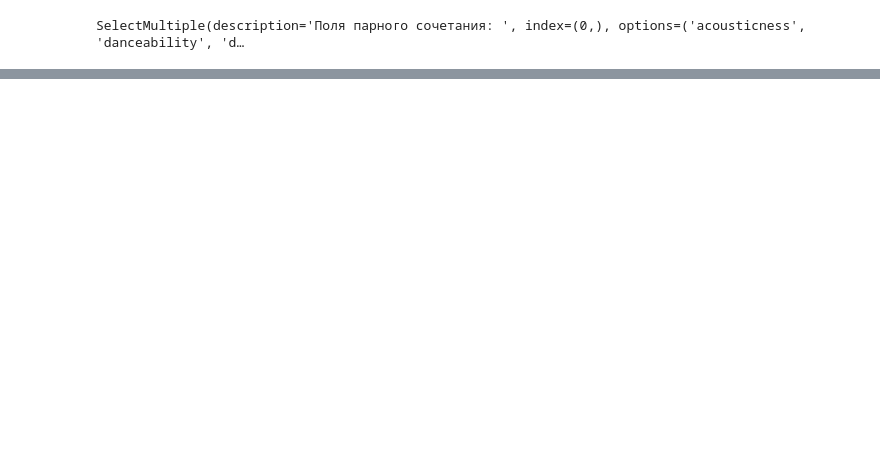
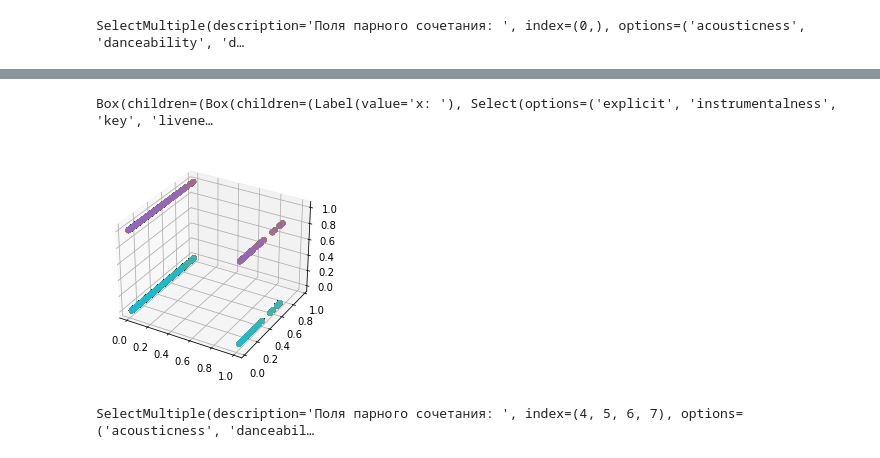
Before and after one commit to k-t-l-h/NeuroFuzzyHW, a Jupyter notebook: Lab1.ipynb, the cells around one changed output, grey strips where cells are left out. Cells and saved outputs as stored; diff of their text form; code cells hidden in the pictures; blank space fills up the shorter version.

```diff
--- a/Lab1.ipynb
+++ b/Lab1.ipynb
@@ -156,0 +161,49 @@ sns.pairplot(ddf)
+# %%
+form_item_layout = Layout(
+    display='flex',
+    flex_flow='row',
+    justify_content='space-between'
+)
+
+form_items = [
+    Box([Label(value='x: '), Select(
+    options=list(ddf.columns),
+    disabled=False
+)], layout=form_item_layout),
+ Box([Label(value='y: '), Select(
+    options=list(ddf.columns),
+    disabled=False
+)], layout=form_item_layout),
+    Box([Label(value='z: '), Select(
+    options=list(ddf.columns),
+    disabled=False
+)], layout=form_item_layout),
+]
+
+form = Box(form_items, layout=Layout(
+    display='flex',
+    flex_flow='column',
+    border='solid 2px',
+    align_items='stretch',
+    width='50%'
+))
+# %%
+form
+# %% [output]
+Box(children=(Box(children=(Label(value='x: '), Select(options=('explicit', 'instrumentalness', 'key', 'livene…
+# %%
+fig = plt.figure()
+ax = fig.add_subplot(111, projection='3d')
+x = repl(ddf[form.children[0].children[1].value])
+y =  repl(ddf[form.children[1].children[1].value])
+z =  repl(ddf[form.children[2].children[1].value])
+for i in range(len(z[:1000])):
+    ax.scatter(x[:1000], y[:1000], z[i])
+
+plt.show()
+# %% [output]
+[figure, added]
+# %%
+select
+# %% [output]
+SelectMultiple(description='Поля парного сочетания: ', index=(4, 5, 6, 7), options=('acousticness', 'danceabil…
```
Also changed, not shown: parts of 9 cells of this notebook.
